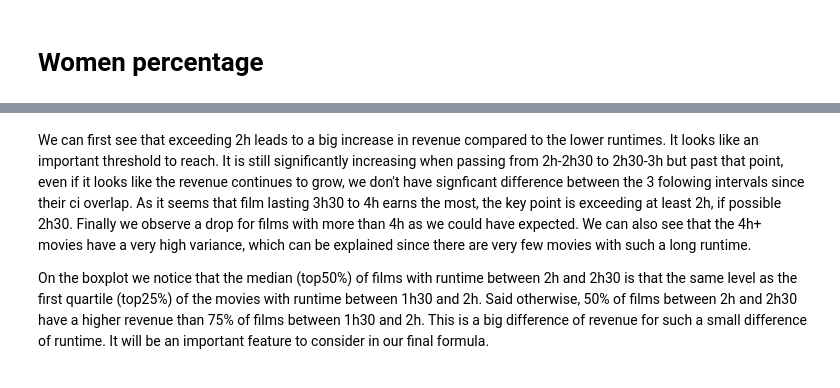
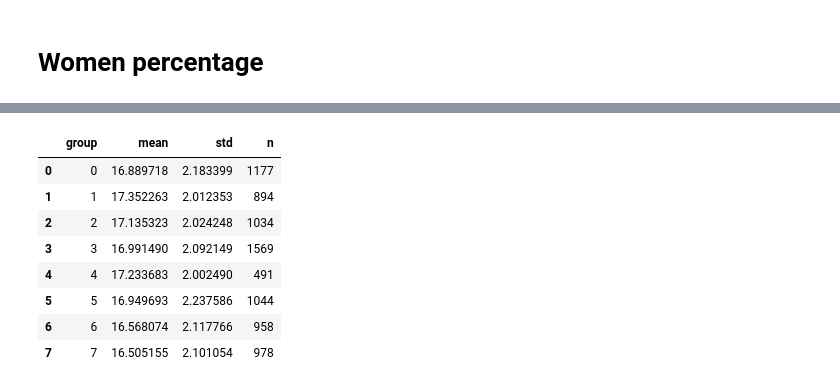
Before and after one commit to Ousso11/ADAFlix, a Jupyter notebook: graphs_for_story.ipynb, the cells around one changed output, grey strips where cells are left out. Cells and saved outputs as stored; diff of their text form; code cells hidden in the pictures.

Commit message:
test3

```diff
--- a/graphs_for_story.ipynb
+++ b/graphs_for_story.ipynb
@@ -196,4 +512,49 @@ plt.show()
-# %% [markdown]
-We can first see that exceeding 2h leads to a big increase in revenue compared to the lower runtimes. It looks like an important threshold to reach. It is still significantly increasing when passing from 2h-2h30 to 2h30-3h but past that point, even if it looks like the revenue continues to grow, we don't have signficant difference between the 3 folowing intervals since their ci overlap. As it seems that film lasting 3h30 to 4h earns the most, the key point is exceeding at least 2h, if possible 2h30. Finally we observe a drop for films with more than 4h as we could have expected. We can also see that the 4h+ movies have a very high variance, which can be explained since there are very few movies with such a long runtime.
-
-On the boxplot we notice that the median (top50%) of films with runtime between 2h and 2h30 is that the same level as the first quartile (top25%) of the movies with runtime between 1h30 and 2h. Said otherwise, 50% of films between 2h and 2h30 have a higher revenue than 75% of films between 1h30 and 2h. This is a big difference of revenue for such a small difference of runtime. It will be an important feature to consider in our final formula.
+# %%
+import plotly.express as px
+import pandas as pd
+from scipy.stats import t
+
+grouped_data = gender_df.groupby('group')['log_revenues'].agg(mean='mean', std='std', n='count').reset_index()
+display(grouped_data)
+# Calculate the 95% confidence interval
+critical_value = t.ppf(0.975, grouped_data['n'] - 1)  # Two-tailed t-test for 95% CI
+grouped_data['ci_95'] = critical_value * (grouped_data['std'] / grouped_data['n'] ** 0.5)
+
+# Create the interactive bar plot
+fig = px.bar(
+    grouped_data,
+    x='group',
+    y='mean',
+    error_y='ci_95',
+    labels={'mean': 'Average Log Revenues with Inflation', 'group': 'Percentage of Women Intervals'},
+    title='Average Revenue with Inflation per Percentage of Women Intervals',
+    color='group',  # Color the bars by group
+    color_continuous_scale='Viridis'  # Use the Viridis color scale
+)
+
+# Set the y-axis range if needed
+fig.update_yaxes(range=[15, None])
+
+# Customize the x-axis labels based on the given intervals
+custom_labels = ["[0%, 15%[", "[15%, 21%[", "[21%, 27%[", "[27%, 34%[", "[34%, 38%[", "[38%, 45%[", "[45%, 51%[", "[51%, 100%]"]
+fig.update_xaxes(tickvals=grouped_data['group'], ticktext=custom_labels)
+
+# Hide the color scale if it's not desired
+fig.update_layout(showlegend=False,title_x=0.5)
+
+
+# Save the figure as an HTML file
+fig.write_html("assets/plots/women_revenue.html")
+
+# The fig.show() command is used to display the plot in an interactive Python environment such as Jupyter Notebook
+fig.show()
+# %% [output]
+|  | group | mean | std | n |
+| 0 | 0 | 16.889718 | 2.183399 | 1177 |
+| 1 | 1 | 17.352263 | 2.012353 | 894 |
+| 2 | 2 | 17.135323 | 2.024248 | 1034 |
+| 3 | 3 | 16.991490 | 2.092149 | 1569 |
+| 4 | 4 | 17.233683 | 2.002490 | 491 |
+| 5 | 5 | 16.949693 | 2.237586 | 1044 |
+| 6 | 6 | 16.568074 | 2.117766 | 958 |
+| 7 | 7 | 16.505155 | 2.101054 | 978 |
```
Also changed, not shown: parts of 25 cells of this notebook, 9 other files.
